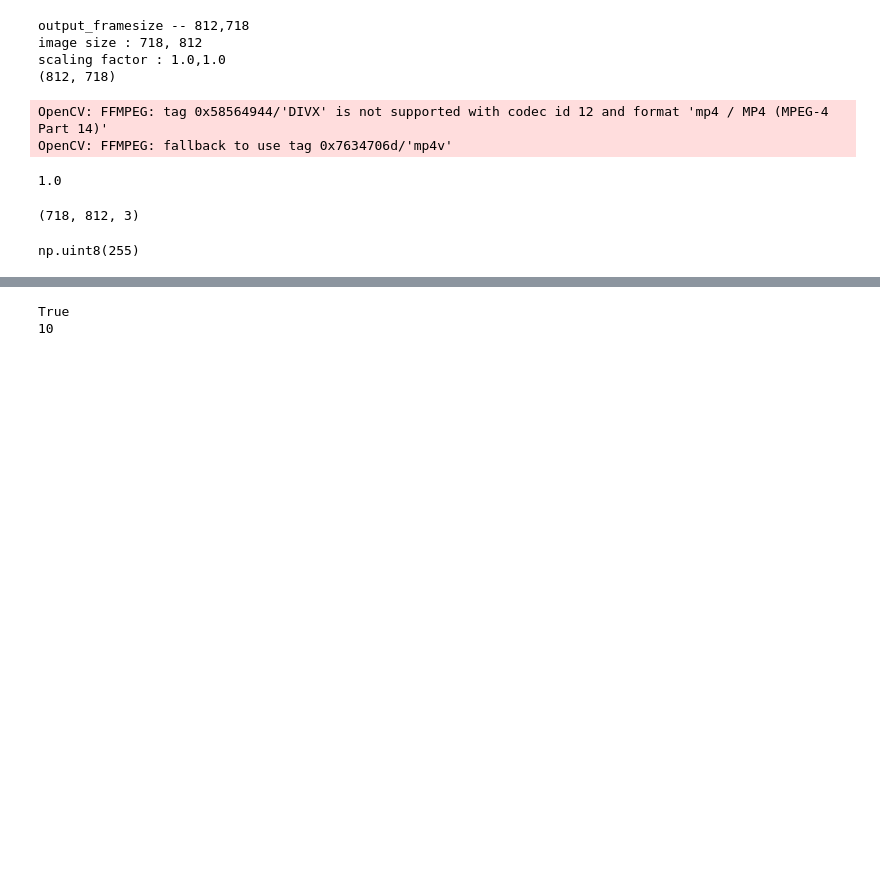
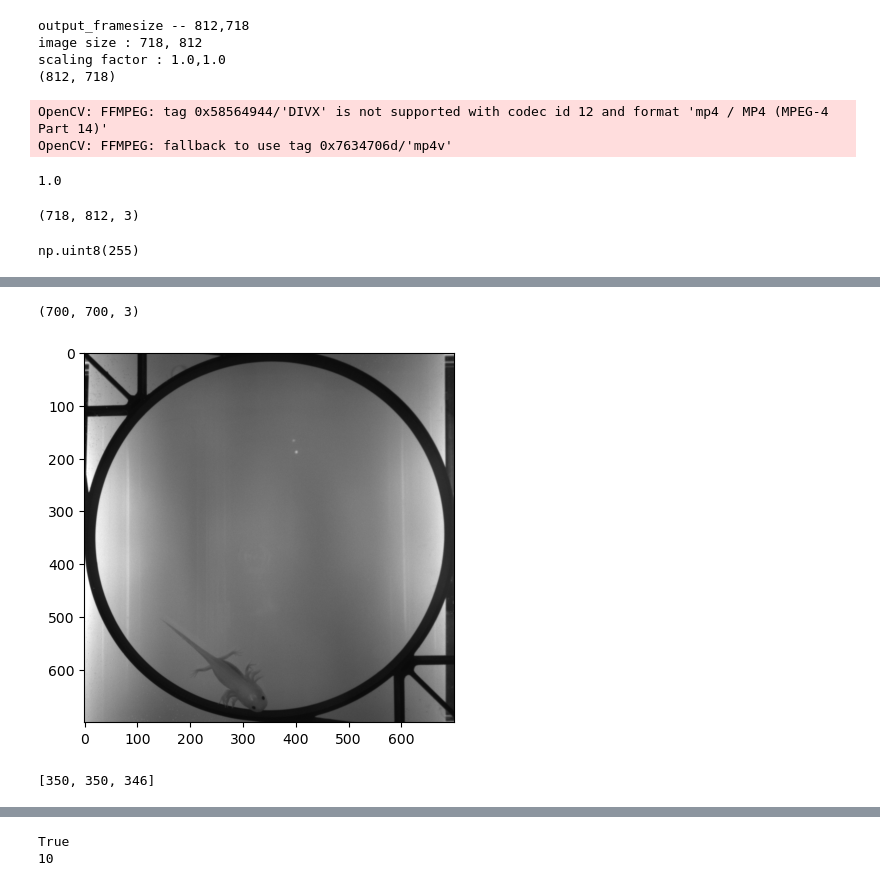
Before and after one commit to lengfei5/image_analysis_test, a Jupyter notebook: scripts/axolotlTracking_process_4sleap.ipynb, the cells around one changed output, grey strips where cells are left out. Saved outputs shown, nothing was run; the diff lists cells and outputs as text; code cells hidden in the pictures; blank space fills up the shorter version.

```diff
--- a/scripts/axolotlTracking_process_4sleap.ipynb
+++ b/scripts/axolotlTracking_process_4sleap.ipynb
@@ -679,0 +694,14 @@ plt.imshow(frame,'gray')
+# %%
+cropped = frame[18:718, 95:795, :]
+plt.imshow(cropped,'gray')
+print(cropped.shape)
+# %% [output]
+(700, 700, 3)
+[figure, added]
+# %%
+circle_x = 350
+circle_y = 350
+circle_radius = 350 - 4
+print([circle_x, circle_y, circle_radius])
+# %% [output]
+[350, 350, 346]
```
Also changed, not shown: parts of 11 cells of this notebook.
